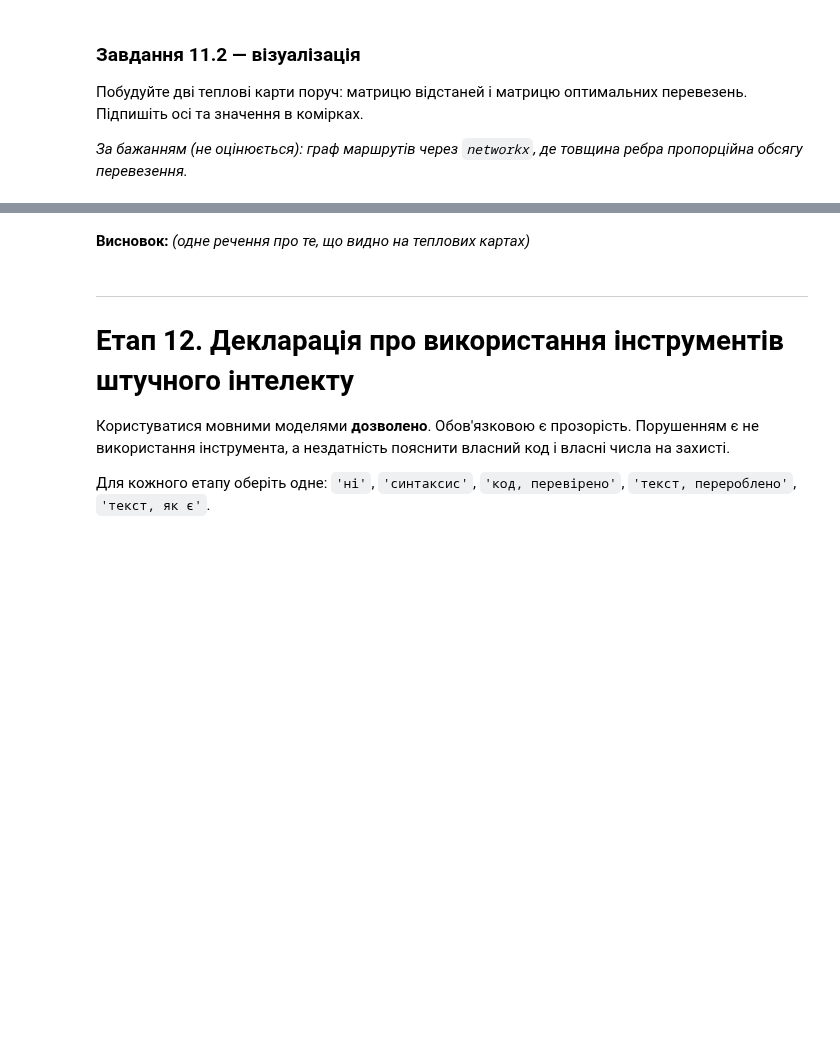
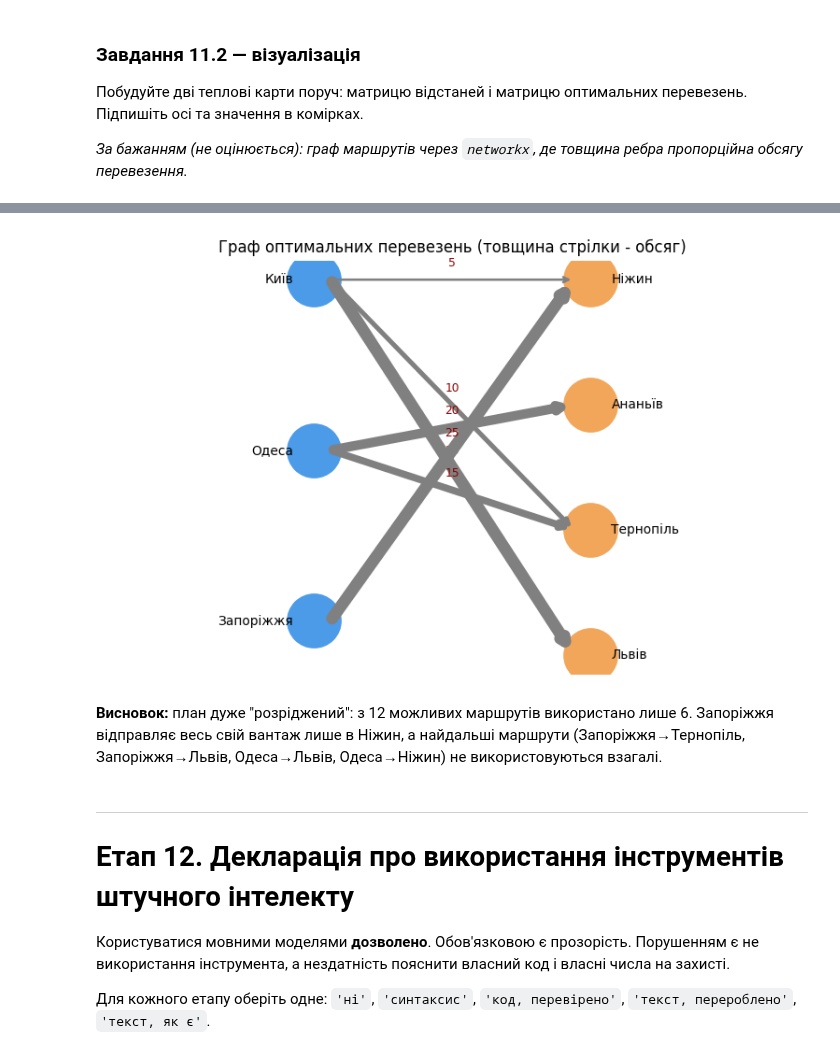
Before and after one commit to kozak-nataliia/uni-data_analysiys_and_visualization, a Jupyter notebook: lab2/ЛР2_завдання_студенту.ipynb, the cells around one changed output, grey strips where cells are left out. Drawn from its saved outputs; the diff is of its cells as text; code cells hidden in the pictures; blank space fills up the shorter version.

```diff
--- a/lab2/ЛР2_завдання_студенту.ipynb
+++ b/lab2/ЛР2_завдання_студенту.ipynb
@@ -414,5 +724,44 @@ pd.DataFrame(D, index=постачальники, columns=споживачі)
+# %%
+# граф маршрутів: товщина ребра пропорційна обсягу перевезення
+import networkx as nx
+
+G = nx.DiGraph()
+for i, п in enumerate(постачальники):
+    for j, с in enumerate(споживачі):
+        if план_t[i][j] > 1e-6:
+            G.add_edge(п, с, weight=план_t[i][j])
+
+pos = {}
+for k, п in enumerate(постачальники):
+    pos[п] = (0, -k * 1.5)
+for k, с in enumerate(споживачі):
+    pos[с] = (2, -k * 1.1)
+
+fig, ax = plt.subplots(figsize=(7, 4.5))
+for п in постачальники:
+    ax.scatter(*pos[п], s=1400, color='#4C9BE8', zorder=3)
+    ax.text(pos[п][0] - 0.15, pos[п][1], п, ha='right', va='center', fontsize=9)
+for с in споживачі:
+    ax.scatter(*pos[с], s=1400, color='#F2A65A', zorder=3)
+    ax.text(pos[с][0] + 0.15, pos[с][1], с, ha='left', va='center', fontsize=9)
+
+for u, v, d in G.edges(data=True):
+    x0, y0 = pos[u]
+    x1, y1 = pos[v]
+    ax.annotate('', xy=(x1 - 0.12, y1), xytext=(x0 + 0.12, y0),
+                arrowprops=dict(arrowstyle='->', lw=d['weight'] / 3, color='gray'))
+    ax.text((x0 + x1) / 2, (y0 + y1) / 2 + 0.12, str(int(d['weight'])),
+            ha='center', fontsize=8, color='darkred')
+
+ax.set_xlim(-1.5, 3.5)
+ax.set_axis_off()
+ax.set_title('Граф оптимальних перевезень (товщина стрілки - обсяг)')
+plt.tight_layout()
+plt.show()
+# %% [output]
+[figure, added]
 # %% [markdown]
-**Висновок:** *(одне речення про те, що видно на теплових картах)*
+**Висновок:** план дуже "розріджений": з 12 можливих маршрутів використано лише 6. Запоріжжя відправляє весь свій вантаж лише в Ніжин, а найдальші маршрути (Запоріжжя→Тернопіль, Запоріжжя→Львів, Одеса→Львів, Одеса→Ніжин) не використовуються взагалі.
 # %% [markdown]
 ---
 # Етап 12. Декларація про використання інструментів штучного інтелекту
```
Also changed, not shown: parts of 31 cells of this notebook, 1 other file.
